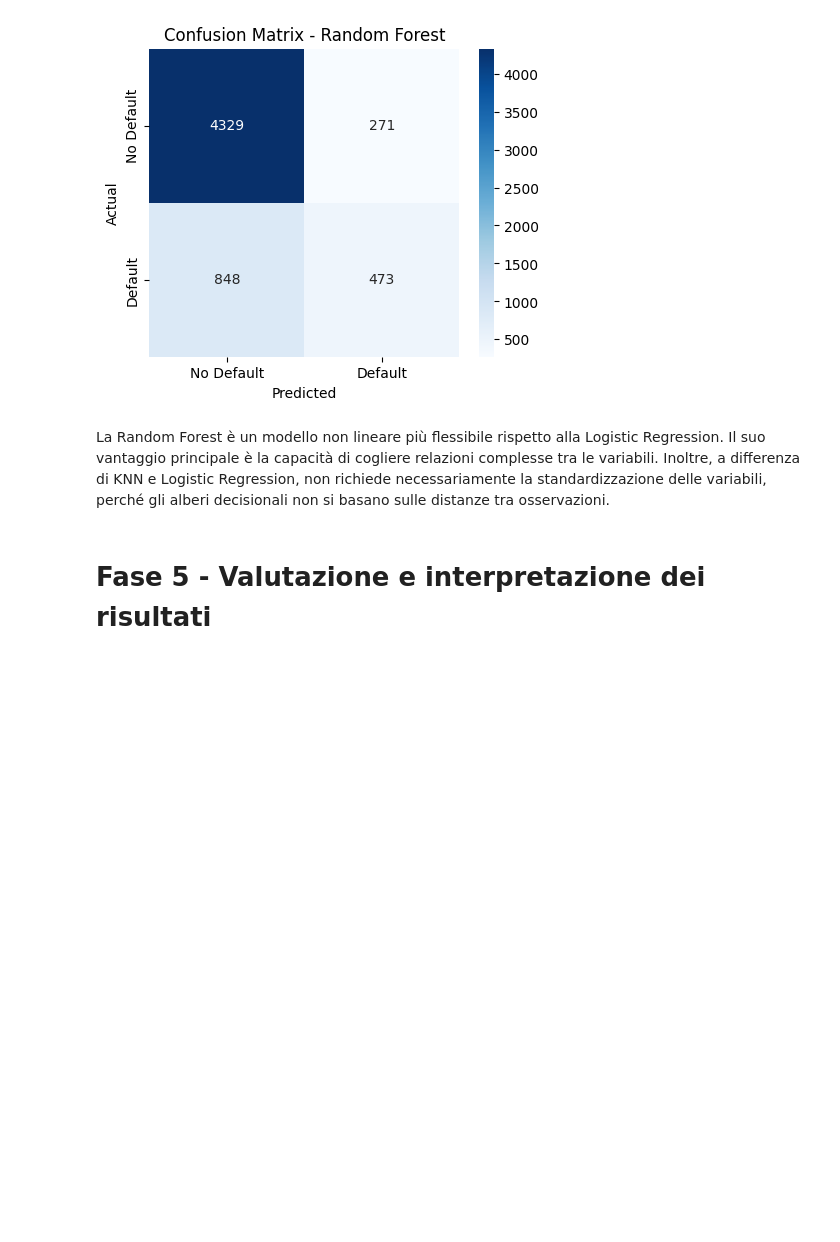
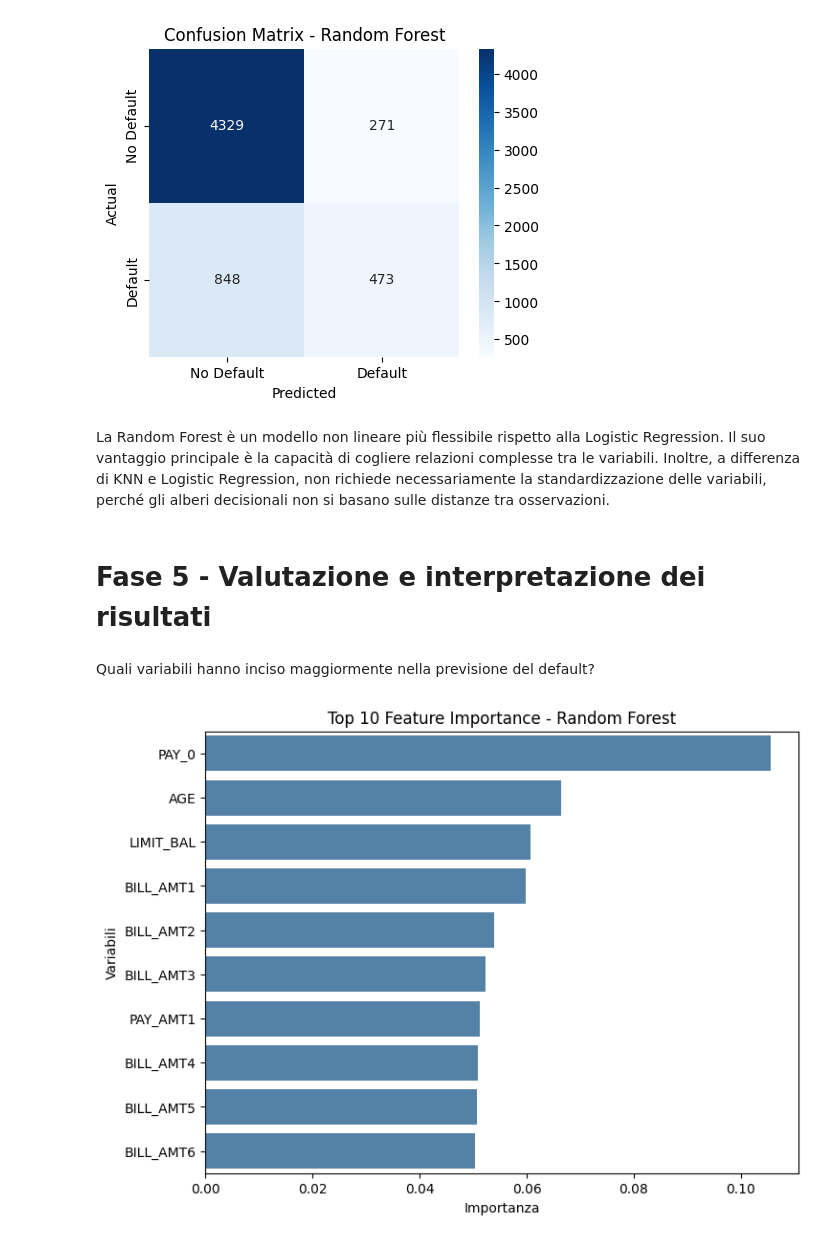
Before and after one commit to MattiaGalletti2001/progetto-data-science-gruppo-11-credit-card-default, a Jupyter notebook: notebooks/notebook_gruppo_11_credit_card_default.ipynb, the cells around one changed output. Saved outputs shown, nothing was run; the diff lists cells and outputs as text; code cells hidden in the pictures; blank space fills up the shorter version.

```diff
--- a/notebooks/notebook_gruppo_11_credit_card_default.ipynb
+++ b/notebooks/notebook_gruppo_11_credit_card_default.ipynb
@@ -935,3 +935,30 @@ plt.show()
 La Random Forest è un modello non lineare più flessibile rispetto alla Logistic Regression. Il suo vantaggio principale è la capacità di cogliere relazioni complesse tra le variabili. Inoltre, a differenza di KNN e Logistic Regression, non richiede necessariamente la standardizzazione delle variabili, perché gli alberi decisionali non si basano sulle distanze tra osservazioni.
 # %% [markdown]
 # Fase 5 - Valutazione e interpretazione dei risultati
+# %% [markdown]
+Quali variabili hanno inciso maggiormente nella previsione del default?
+# %%
+#Le prime 10 variabili più importanti
+
+feature_importance = pd.Series(
+    rf.feature_importances_,
+    index=X.columns
+).sort_values(ascending=False)
+
+top10 = feature_importance.head(10)
+
+plt.figure(figsize=(8,6))
+
+sns.barplot(
+    x=top10.values,
+    y=top10.index,
+    color="steelblue"
+)
+
+plt.title("Top 10 Feature Importance - Random Forest")
+plt.xlabel("Importanza")
+plt.ylabel("Variabili")
+
+plt.show()
+# %% [output]
+[figure, added]
```
Also changed, not shown: parts of 8 cells of this notebook.
